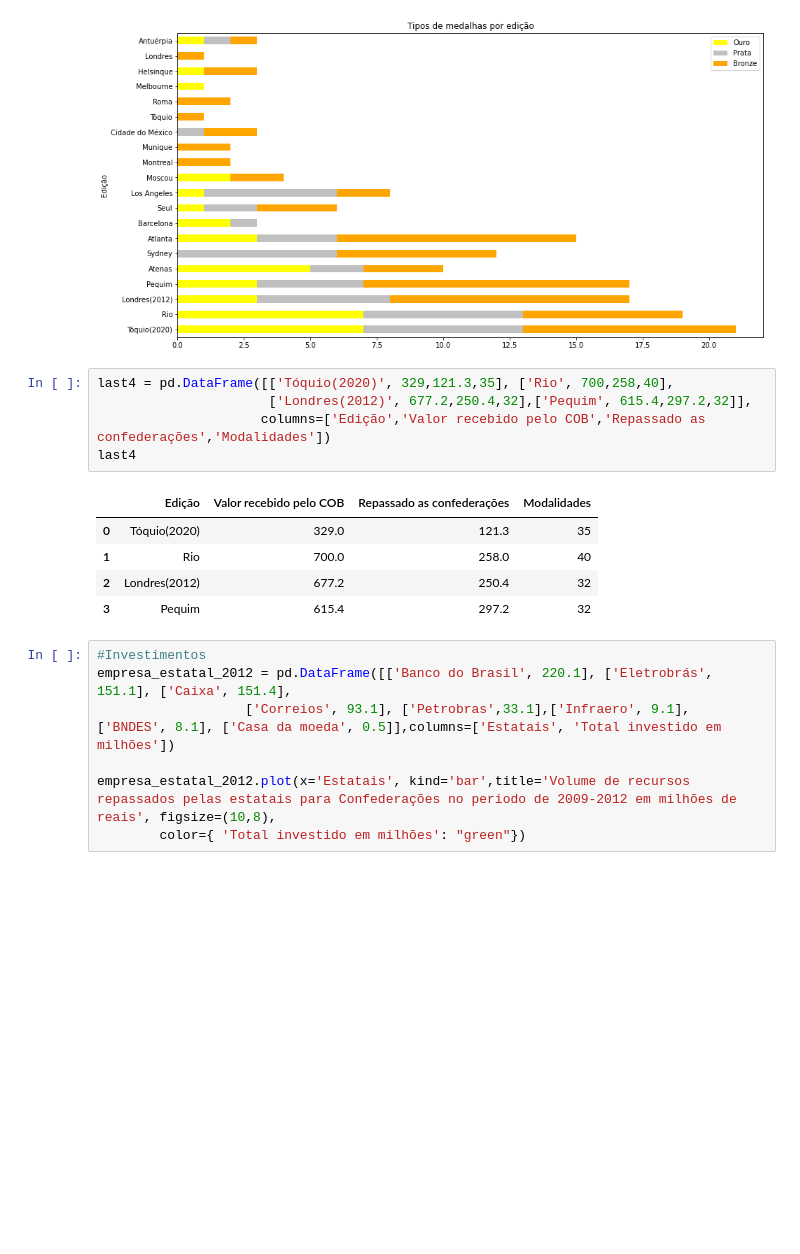
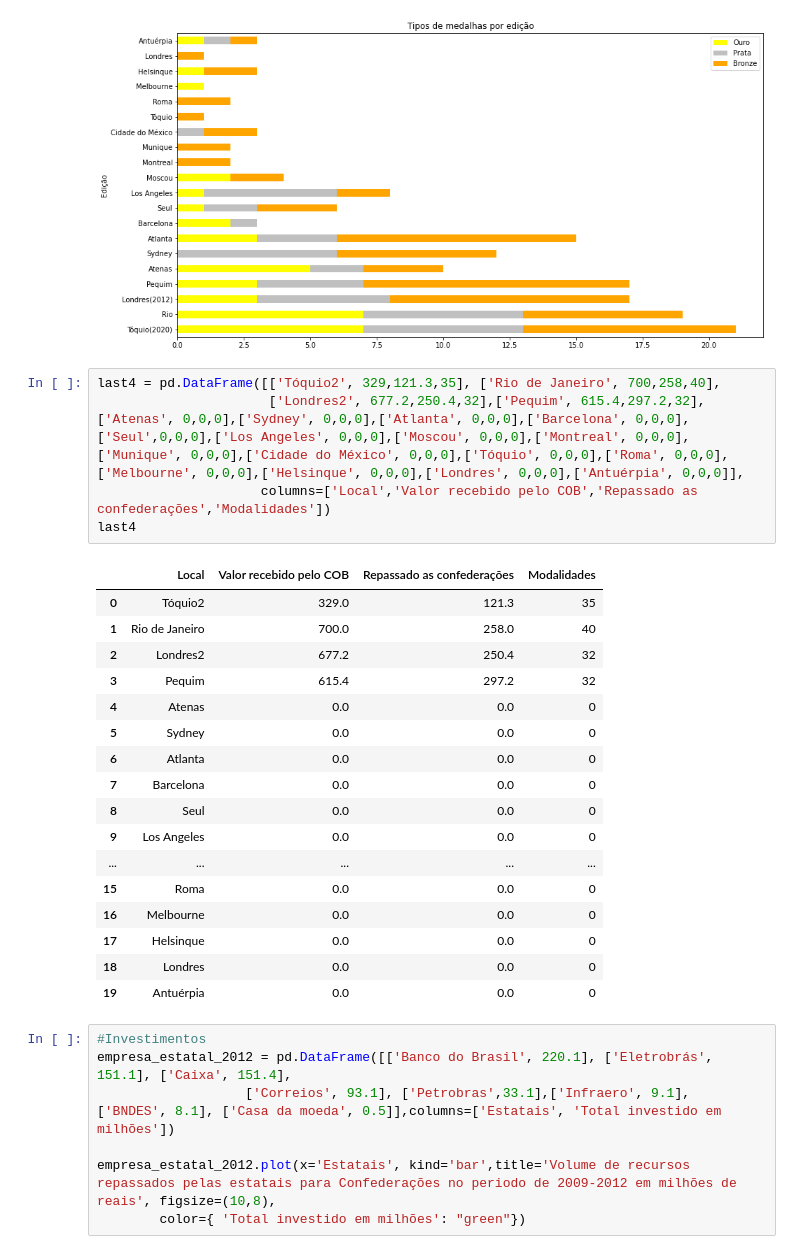
Before and after one commit to brunabellini/Projeto_Olimpiadas, a Jupyter notebook: olimpiada.ipynb, the cells around one changed output. Cells and saved outputs as stored; diff of their text form; blank space fills up the shorter version.

```diff
--- a/olimpiada.ipynb
+++ b/olimpiada.ipynb
@@ -129,16 +139,28 @@ df2.plot(x='Edição', kind='barh', stacked=True,title='Tipos de medalhas por ed
 <AxesSubplot:title={'center':'Tipos de medalhas por edição'}, ylabel='Edição'>
 [figure]
 # %%
-last4 = pd.DataFrame([['Tóquio(2020)', 329,121.3,35], ['Rio', 700,258,40],
-                      ['Londres(2012)', 677.2,250.4,32],['Pequim', 615.4,297.2,32]],
-                     columns=['Edição','Valor recebido pelo COB','Repassado as confederações','Modalidades'])
+last4 = pd.DataFrame([['Tóquio2', 329,121.3,35], ['Rio de Janeiro', 700,258,40],
+                      ['Londres2', 677.2,250.4,32],['Pequim', 615.4,297.2,32],['Atenas', 0,0,0],['Sydney', 0,0,0],['Atlanta', 0,0,0],['Barcelona', 0,0,0], ['Seul',0,0,0],['Los Angeles', 0,0,0],['Moscou', 0,0,0],['Montreal', 0,0,0],['Munique', 0,0,0],['Cidade do México', 0,0,0],['Tóquio', 0,0,0],['Roma', 0,0,0],['Melbourne', 0,0,0],['Helsinque', 0,0,0],['Londres', 0,0,0],['Antuérpia', 0,0,0]],
+                     columns=['Local','Valor recebido pelo COB','Repassado as confederações','Modalidades'])
 last4
 # %% [output]
-|  | Edição | Valor recebido pelo COB | Repassado as confederações | Modalidades |
-| 0 | Tóquio(2020) | 329.0 | 121.3 | 35 |
-| 1 | Rio | 700.0 | 258.0 | 40 |
-| 2 | Londres(2012) | 677.2 | 250.4 | 32 |
+|  | Local | Valor recebido pelo COB | Repassado as confederações | Modalidades |
+| 0 | Tóquio2 | 329.0 | 121.3 | 35 |
+| 1 | Rio de Janeiro | 700.0 | 258.0 | 40 |
+| 2 | Londres2 | 677.2 | 250.4 | 32 |
 | 3 | Pequim | 615.4 | 297.2 | 32 |
+| 4 | Atenas | 0.0 | 0.0 | 0 |
+| 5 | Sydney | 0.0 | 0.0 | 0 |
+| 6 | Atlanta | 0.0 | 0.0 | 0 |
+| 7 | Barcelona | 0.0 | 0.0 | 0 |
+| 8 | Seul | 0.0 | 0.0 | 0 |
+| 9 | Los Angeles | 0.0 | 0.0 | 0 |
+| ... | ... | ... | ... | ... |
+| 15 | Roma | 0.0 | 0.0 | 0 |
+| 16 | Melbourne | 0.0 | 0.0 | 0 |
+| 17 | Helsinque | 0.0 | 0.0 | 0 |
+| 18 | Londres | 0.0 | 0.0 | 0 |
+| 19 | Antuérpia | 0.0 | 0.0 | 0 |
 # %%
 #Investimentos
 empresa_estatal_2012 = pd.DataFrame([['Banco do Brasil', 220.1], ['Eletrobrás', 151.1], ['Caixa', 151.4],
```
Also changed, not shown: parts of 4 cells of this notebook, 1 other file.
